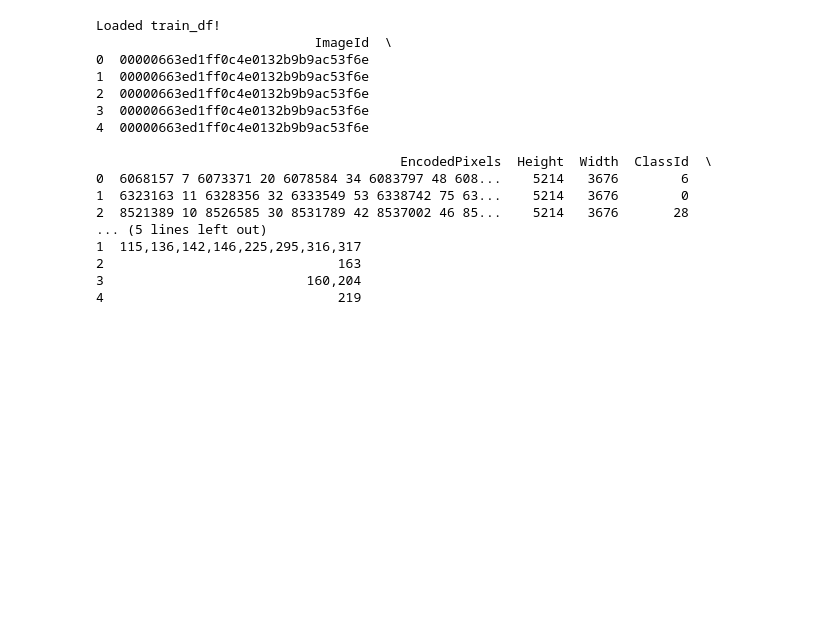
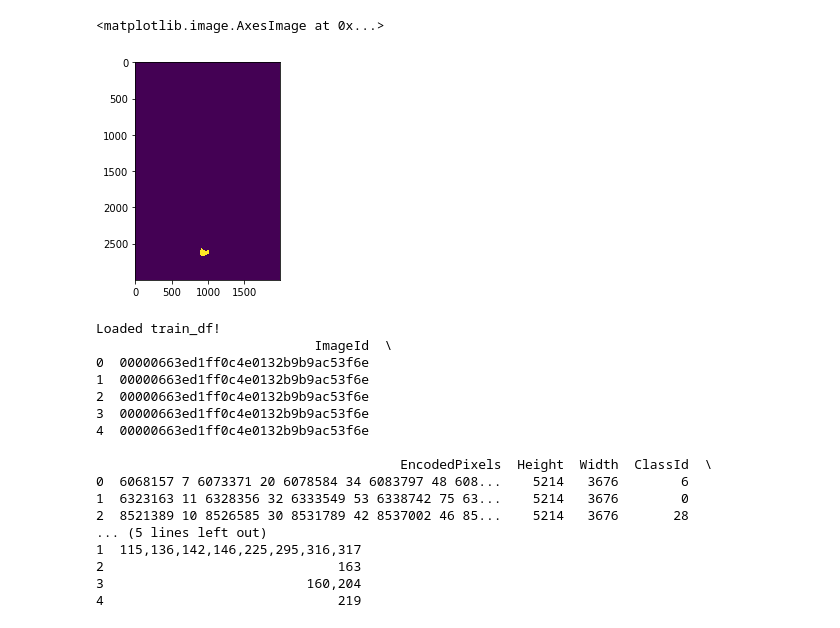
Before and after one commit to jay-chakalasiya/iMaterialist-Fashion-2020-at-FGVC7, a Jupyter notebook: main.ipynb, the cells around one changed output. Cells and saved outputs as stored; diff of their text form; code cells hidden in the pictures; blank space fills up the shorter version.

```diff
--- a/main.ipynb
+++ b/main.ipynb
@@ -5,3 +114,3 @@ import pandas as pd
 # %%
-conf = config.Config()
+conf = Config()
 train_df = pd.read_csv(conf.DATA_PATH+'/train.csv')
@@ -16,0 +125,4 @@ KeyboardInterrupt:
+# %%
+d = iMetDataset(conf, train_df)
+torch.random.manual_seed(5)
+iMetDataloader = data.DataLoader(d, batch_size=conf.BATCH_SIZE, shuffle=conf.SHUFFLE, collate_fn=collate_fn)
@@ -19 +331,6 @@ KeyboardInterrupt:
+# %%
+plt.imshow(b['masks'][3])
+# %% [output]
+<matplotlib.image.AxesImage at 0x...>
+[figure, added]
 # %%
```
Also changed, not shown: parts of 30 cells of this notebook, 1 other file.
